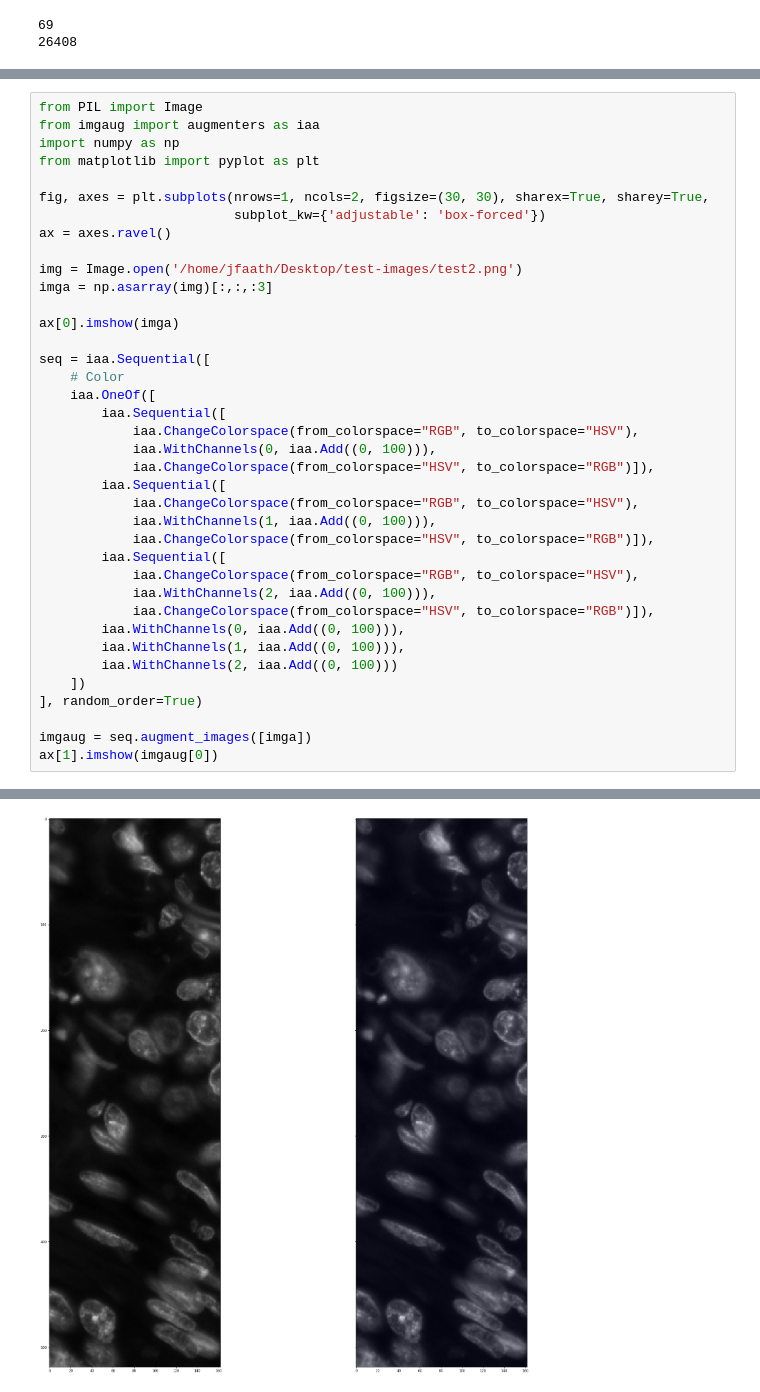
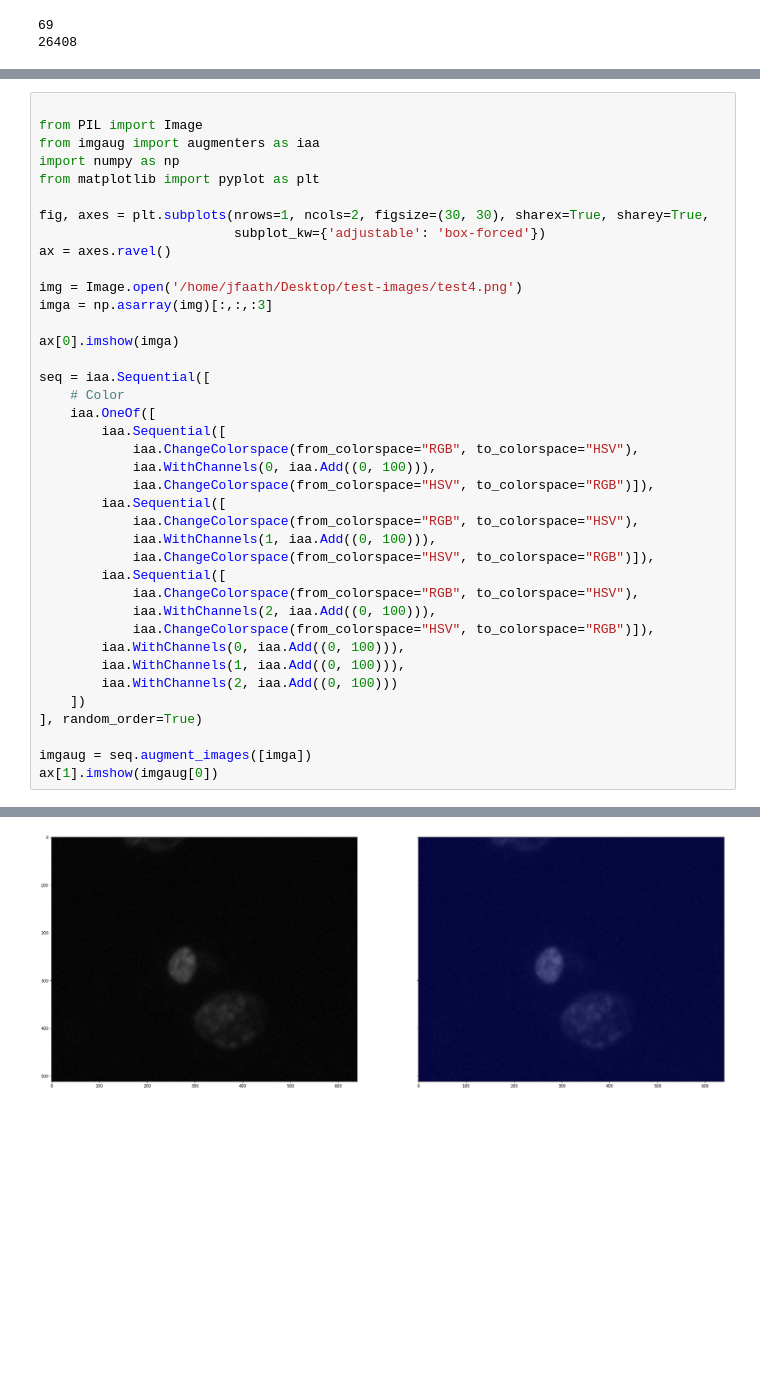
Before and after one commit to footh/nuclei, a Jupyter notebook: notebooks/image_aug_sandbox.ipynb, the cells around one changed output, grey strips where cells are left out. Cells and saved outputs as stored; diff of their text form; blank space fills up the shorter version.

```diff
--- a/notebooks/image_aug_sandbox.ipynb
+++ b/notebooks/image_aug_sandbox.ipynb
@@ -273,4 +273,5 @@ Finished
 # %%
+
 from PIL import Image
 from imgaug import augmenters as iaa
 import numpy as np
@@ -280,34 +281,34 @@ fig, axes = plt.subplots(nrows=1, ncols=2, figsize=(30, 30), sharex=True, sharey
                          subplot_kw={'adjustable': 'box-forced'})
 ax = axes.ravel()
 
-img = Image.open('/home/jfaath/Desktop/test-images/test2.png')
+img = Image.open('/home/jfaath/Desktop/test-images/test4.png')
 imga = np.asarray(img)[:,:,:3]
 
 ax[0].imshow(imga)
 
 seq = iaa.Sequential([
     # Color
     iaa.OneOf([
         iaa.Sequential([
             iaa.ChangeColorspace(from_colorspace="RGB", to_colorspace="HSV"),
             iaa.WithChannels(0, iaa.Add((0, 100))),
             iaa.ChangeColorspace(from_colorspace="HSV", to_colorspace="RGB")]),
         iaa.Sequential([
             iaa.ChangeColorspace(from_colorspace="RGB", to_colorspace="HSV"),
             iaa.WithChannels(1, iaa.Add((0, 100))),
             iaa.ChangeColorspace(from_colorspace="HSV", to_colorspace="RGB")]),
         iaa.Sequential([
             iaa.ChangeColorspace(from_colorspace="RGB", to_colorspace="HSV"),
             iaa.WithChannels(2, iaa.Add((0, 100))),
             iaa.ChangeColorspace(from_colorspace="HSV", to_colorspace="RGB")]),
         iaa.WithChannels(0, iaa.Add((0, 100))),
         iaa.WithChannels(1, iaa.Add((0, 100))),
         iaa.WithChannels(2, iaa.Add((0, 100)))
     ])
 ], random_order=True)
 
 imgaug = seq.augment_images([imga])
 ax[1].imshow(imgaug[0])
 # %% [output]
 <matplotlib.image.AxesImage at 0x...>
-[figure, old version]
+[figure, new version]
```
Also changed, not shown: parts of 1 cell of this notebook, 1 other file.
